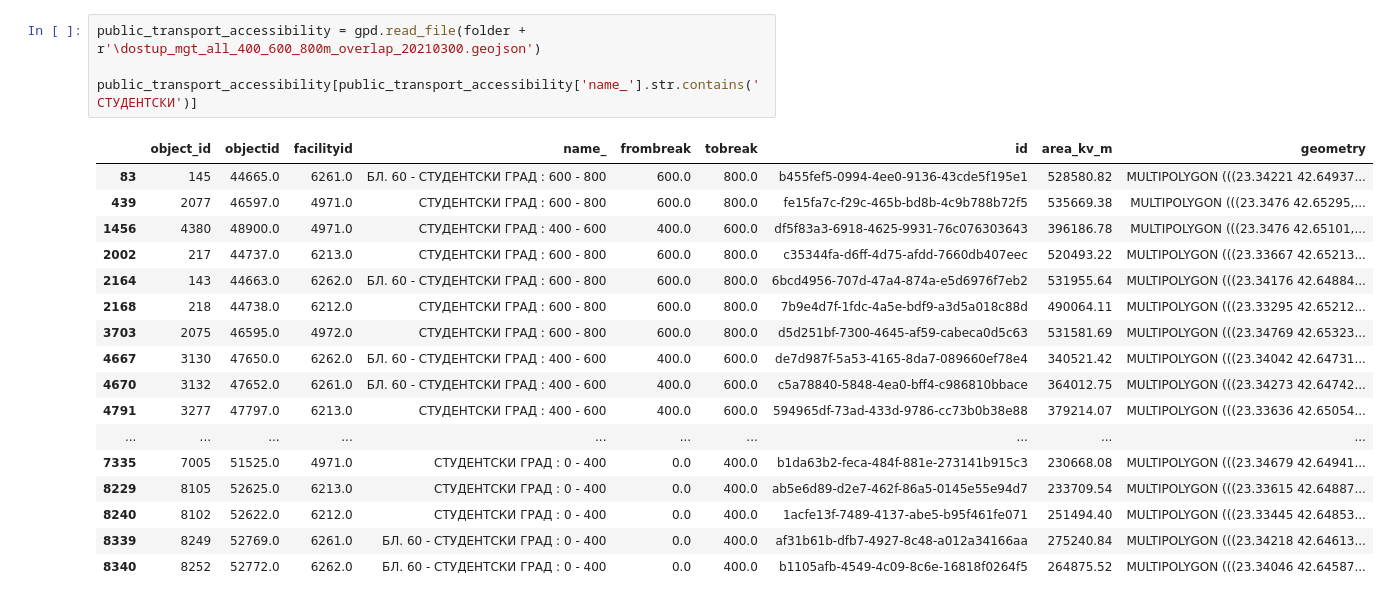
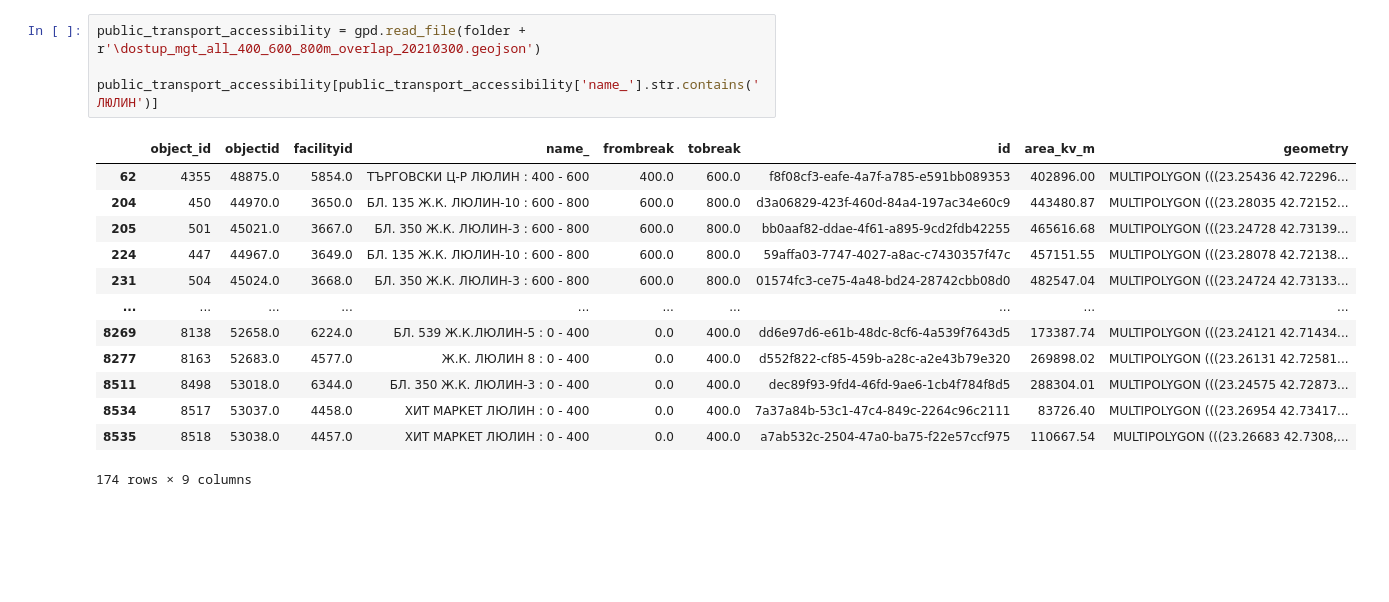
Before and after one commit to Andrii-Ostapchuk/sofia_housing_districts_analysis, a Jupyter notebook: src/exploration/district_mappin.ipynb, the cells around one changed output. Saved outputs shown, nothing was run; the diff lists cells and outputs as text; blank space fills up the shorter version.

Commit message:
accessibility mapping notes

```diff
--- a/src/exploration/district_mappin.ipynb
+++ b/src/exploration/district_mappin.ipynb
@@ -45,22 +45,18 @@ split_districts
 # %%
 public_transport_accessibility = gpd.read_file(folder + r'\dostup_mgt_all_400_600_800m_overlap_20210300.geojson')
 
-public_transport_accessibility[public_transport_accessibility['name_'].str.contains('СТУДЕНТСКИ')]
+public_transport_accessibility[public_transport_accessibility['name_'].str.contains('ЛЮЛИН')]
 # %% [output]
 |  | object_id | objectid | facilityid | name_ | frombreak | tobreak | id | area_kv_m | geometry |
-| 83 | 145 | 44665.0 | 6261.0 | БЛ. 60 - СТУДЕНТСКИ ГРАД : 600 - 800 | 600.0 | 800.0 | b455fef5-0994-4ee0-9136-43cde5f195e1 | 528580.82 | MULTIPOLYGON (((23.34221 42.64937... |
-| 439 | 2077 | 46597.0 | 4971.0 | СТУДЕНТСКИ ГРАД : 600 - 800 | 600.0 | 800.0 | fe15fa7c-f29c-465b-bd8b-4c9b788b72f5 | 535669.38 | MULTIPOLYGON (((23.3476 42.65295,... |
-| 1456 | 4380 | 48900.0 | 4971.0 | СТУДЕНТСКИ ГРАД : 400 - 600 | 400.0 | 600.0 | df5f83a3-6918-4625-9931-76c076303643 | 396186.78 | MULTIPOLYGON (((23.3476 42.65101,... |
-| 2002 | 217 | 44737.0 | 6213.0 | СТУДЕНТСКИ ГРАД : 600 - 800 | 600.0 | 800.0 | c35344fa-d6ff-4d75-afdd-7660db407eec | 520493.22 | MULTIPOLYGON (((23.33667 42.65213... |
-| 2164 | 143 | 44663.0 | 6262.0 | БЛ. 60 - СТУДЕНТСКИ ГРАД : 600 - 800 | 600.0 | 800.0 | 6bcd4956-707d-47a4-874a-e5d6976f7eb2 | 531955.64 | MULTIPOLYGON (((23.34176 42.64884... |
-| 2168 | 218 | 44738.0 | 6212.0 | СТУДЕНТСКИ ГРАД : 600 - 800 | 600.0 | 800.0 | 7b9e4d7f-1fdc-4a5e-bdf9-a3d5a018c88d | 490064.11 | MULTIPOLYGON (((23.33295 42.65212... |
-| 3703 | 2075 | 46595.0 | 4972.0 | СТУДЕНТСКИ ГРАД : 600 - 800 | 600.0 | 800.0 | d5d251bf-7300-4645-af59-cabeca0d5c63 | 531581.69 | MULTIPOLYGON (((23.34769 42.65323... |
-| 4667 | 3130 | 47650.0 | 6262.0 | БЛ. 60 - СТУДЕНТСКИ ГРАД : 400 - 600 | 400.0 | 600.0 | de7d987f-5a53-4165-8da7-089660ef78e4 | 340521.42 | MULTIPOLYGON (((23.34042 42.64731... |
-| 4670 | 3132 | 47652.0 | 6261.0 | БЛ. 60 - СТУДЕНТСКИ ГРАД : 400 - 600 | 400.0 | 600.0 | c5a78840-5848-4ea0-bff4-c986810bbace | 364012.75 | MULTIPOLYGON (((23.34273 42.64742... |
-| 4791 | 3277 | 47797.0 | 6213.0 | СТУДЕНТСКИ ГРАД : 400 - 600 | 400.0 | 600.0 | 594965df-73ad-433d-9786-cc73b0b38e88 | 379214.07 | MULTIPOLYGON (((23.33636 42.65054... |
+| 62 | 4355 | 48875.0 | 5854.0 | ТЪРГОВСКИ Ц-Р ЛЮЛИН : 400 - 600 | 400.0 | 600.0 | f8f08cf3-eafe-4a7f-a785-e591bb089353 | 402896.00 | MULTIPOLYGON (((23.25436 42.72296... |
+| 204 | 450 | 44970.0 | 3650.0 | БЛ. 135 Ж.К. ЛЮЛИН-10 : 600 - 800 | 600.0 | 800.0 | d3a06829-423f-460d-84a4-197ac34e60c9 | 443480.87 | MULTIPOLYGON (((23.28035 42.72152... |
+| 205 | 501 | 45021.0 | 3667.0 | БЛ. 350 Ж.К. ЛЮЛИН-3 : 600 - 800 | 600.0 | 800.0 | bb0aaf82-ddae-4f61-a895-9cd2fdb42255 | 465616.68 | MULTIPOLYGON (((23.24728 42.73139... |
+| 224 | 447 | 44967.0 | 3649.0 | БЛ. 135 Ж.К. ЛЮЛИН-10 : 600 - 800 | 600.0 | 800.0 | 59affa03-7747-4027-a8ac-c7430357f47c | 457151.55 | MULTIPOLYGON (((23.28078 42.72138... |
+| 231 | 504 | 45024.0 | 3668.0 | БЛ. 350 Ж.К. ЛЮЛИН-3 : 600 - 800 | 600.0 | 800.0 | 01574fc3-ce75-4a48-bd24-28742cbb08d0 | 482547.04 | MULTIPOLYGON (((23.24724 42.73133... |
 | ... | ... | ... | ... | ... | ... | ... | ... | ... | ... |
-| 7335 | 7005 | 51525.0 | 4971.0 | СТУДЕНТСКИ ГРАД : 0 - 400 | 0.0 | 400.0 | b1da63b2-feca-484f-881e-273141b915c3 | 230668.08 | MULTIPOLYGON (((23.34679 42.64941... |
-| 8229 | 8105 | 52625.0 | 6213.0 | СТУДЕНТСКИ ГРАД : 0 - 400 | 0.0 | 400.0 | ab5e6d89-d2e7-462f-86a5-0145e55e94d7 | 233709.54 | MULTIPOLYGON (((23.33615 42.64887... |
-| 8240 | 8102 | 52622.0 | 6212.0 | СТУДЕНТСКИ ГРАД : 0 - 400 | 0.0 | 400.0 | 1acfe13f-7489-4137-abe5-b95f461fe071 | 251494.40 | MULTIPOLYGON (((23.33445 42.64853... |
-| 8339 | 8249 | 52769.0 | 6261.0 | БЛ. 60 - СТУДЕНТСКИ ГРАД : 0 - 400 | 0.0 | 400.0 | af31b61b-dfb7-4927-8c48-a012a34166aa | 275240.84 | MULTIPOLYGON (((23.34218 42.64613... |
-| 8340 | 8252 | 52772.0 | 6262.0 | БЛ. 60 - СТУДЕНТСКИ ГРАД : 0 - 400 | 0.0 | 400.0 | b1105afb-4549-4c09-8c6e-16818f0264f5 | 264875.52 | MULTIPOLYGON (((23.34046 42.64587... |
+| 8269 | 8138 | 52658.0 | 6224.0 | БЛ. 539 Ж.К.ЛЮЛИН-5 : 0 - 400 | 0.0 | 400.0 | dd6e97d6-e61b-48dc-8cf6-4a539f7643d5 | 173387.74 | MULTIPOLYGON (((23.24121 42.71434... |
+| 8277 | 8163 | 52683.0 | 4577.0 | Ж.К. ЛЮЛИН 8 : 0 - 400 | 0.0 | 400.0 | d552f822-cf85-459b-a28c-a2e43b79e320 | 269898.02 | MULTIPOLYGON (((23.26131 42.72581... |
+| 8511 | 8498 | 53018.0 | 6344.0 | БЛ. 350 Ж.К. ЛЮЛИН-3 : 0 - 400 | 0.0 | 400.0 | dec89f93-9fd4-46fd-9ae6-1cb4f784f8d5 | 288304.01 | MULTIPOLYGON (((23.24575 42.72873... |
+| 8534 | 8517 | 53037.0 | 4458.0 | ХИТ МАРКЕТ ЛЮЛИН : 0 - 400 | 0.0 | 400.0 | 7a37a84b-53c1-47c4-849c-2264c96c2111 | 83726.40 | MULTIPOLYGON (((23.26954 42.73417... |
+| 8535 | 8518 | 53038.0 | 4457.0 | ХИТ МАРКЕТ ЛЮЛИН : 0 - 400 | 0.0 | 400.0 | a7ab532c-2504-47a0-ba75-f22e57ccf975 | 110667.54 | MULTIPOLYGON (((23.26683 42.7308,... |
+174 rows × 9 columns
```
Also changed, not shown: parts of 6 cells of this notebook, 3 other files.
